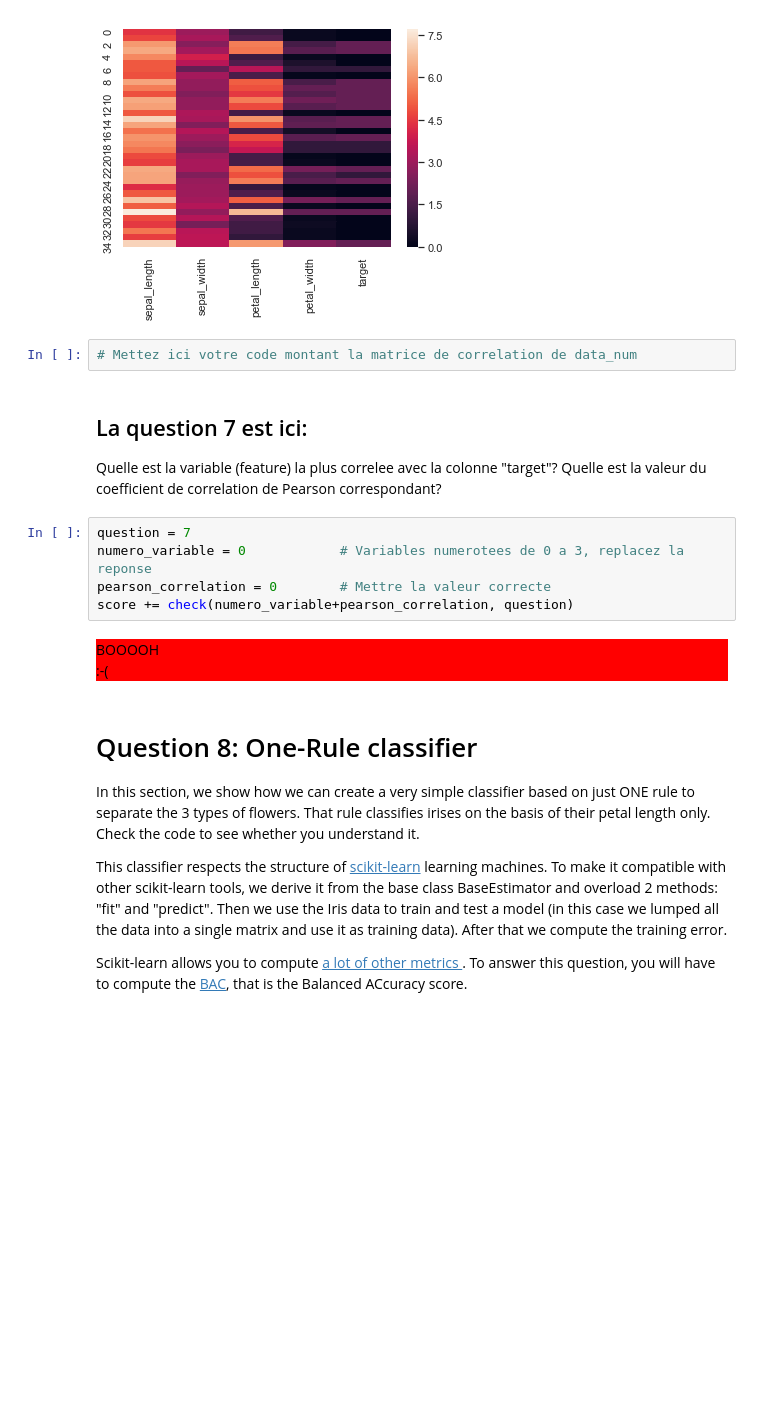
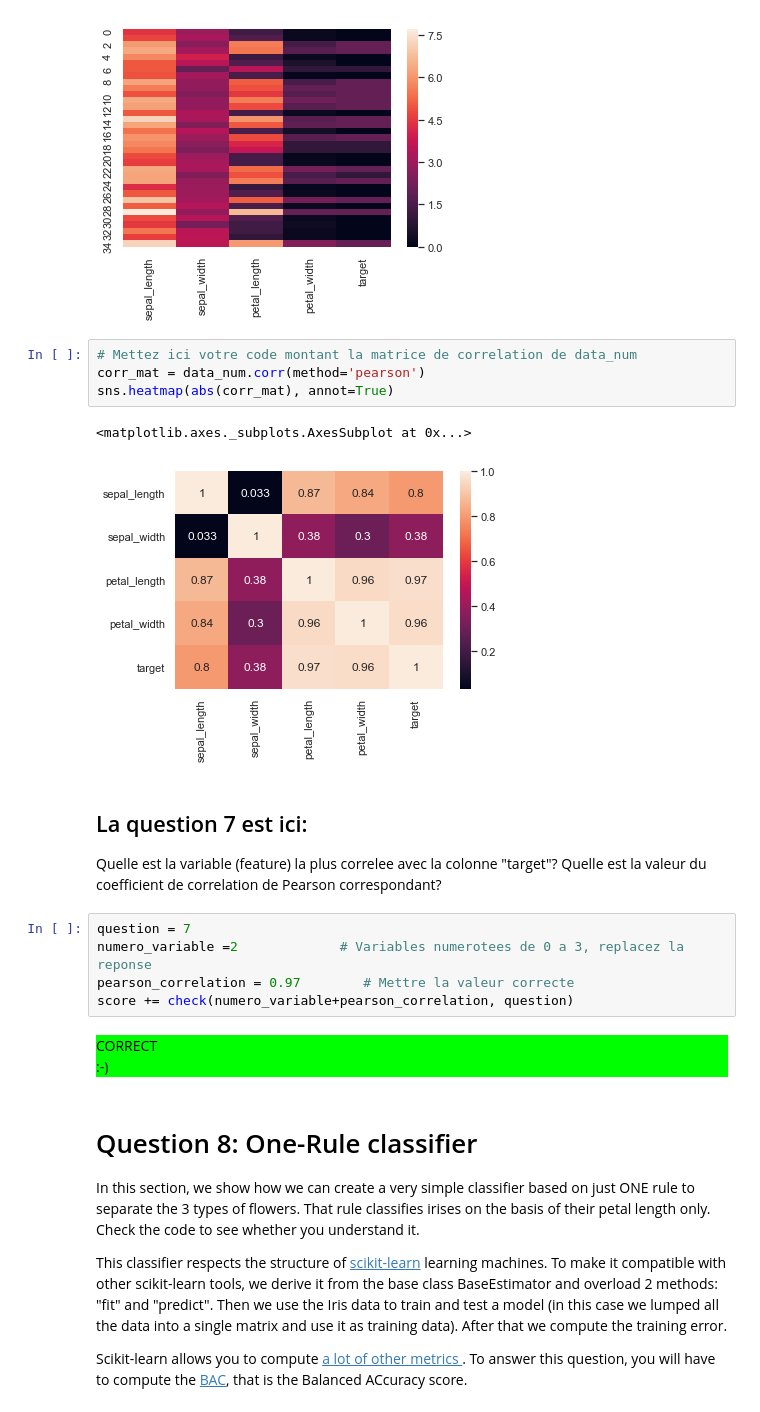
Before and after one commit to Fukoros/info232, a Jupyter notebook: TP1/README.ipynb, the cells around one changed output. Saved outputs shown, nothing was run; the diff lists cells and outputs as text; blank space fills up the shorter version.

```diff
--- a/TP1/README.ipynb
+++ b/TP1/README.ipynb
@@ -245,17 +245,22 @@ sns.heatmap(data_num)
 [figure]
 # %%
 # Mettez ici votre code montant la matrice de correlation de data_num
+corr_mat = data_num.corr(method='pearson')
+sns.heatmap(abs(corr_mat), annot=True)
+# %% [output]
+<matplotlib.axes._subplots.AxesSubplot at 0x...>
+[figure, added]
 # %% [markdown]
 ## La question 7 est ici:
 Quelle est la variable (feature) la plus correlee avec la colonne "target"? Quelle est la valeur du coefficient de correlation de Pearson correspondant?
 # %%
 question = 7
-numero_variable = 0            # Variables numerotees de 0 a 3, replacez la reponse
-pearson_correlation = 0        # Mettre la valeur correcte
+numero_variable =2             # Variables numerotees de 0 a 3, replacez la reponse
+pearson_correlation = 0.97        # Mettre la valeur correcte
 score += check(numero_variable+pearson_correlation, question)
 # %% [output]
-BOOOOH
-:-(
+CORRECT
+:-)
 # %% [markdown]
 # Question 8: One-Rule classifier
 In this section, we show how we can create a very simple classifier based on just ONE rule to separate the 3 types of flowers. That rule classifies irises on the basis of their petal length only. Check the code to see whether you understand it.
```
Also changed, not shown: parts of 8 cells of this notebook.
